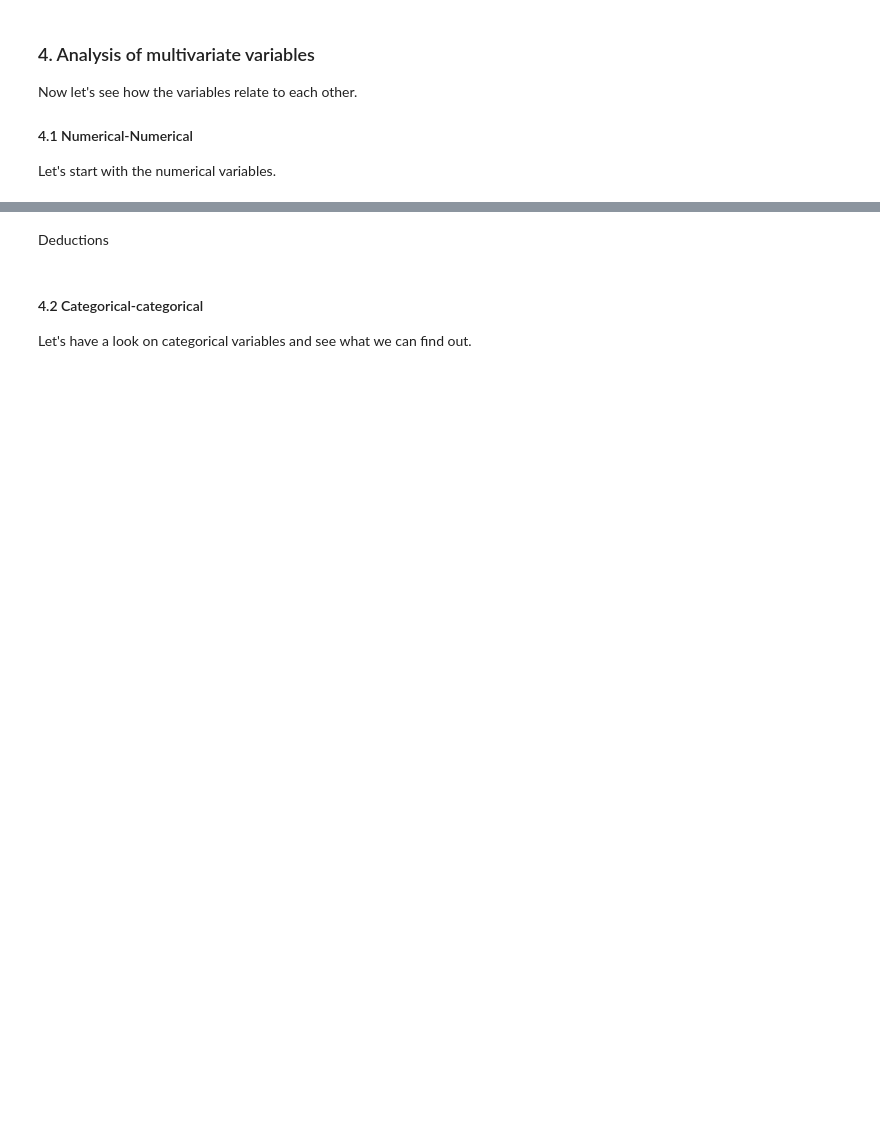
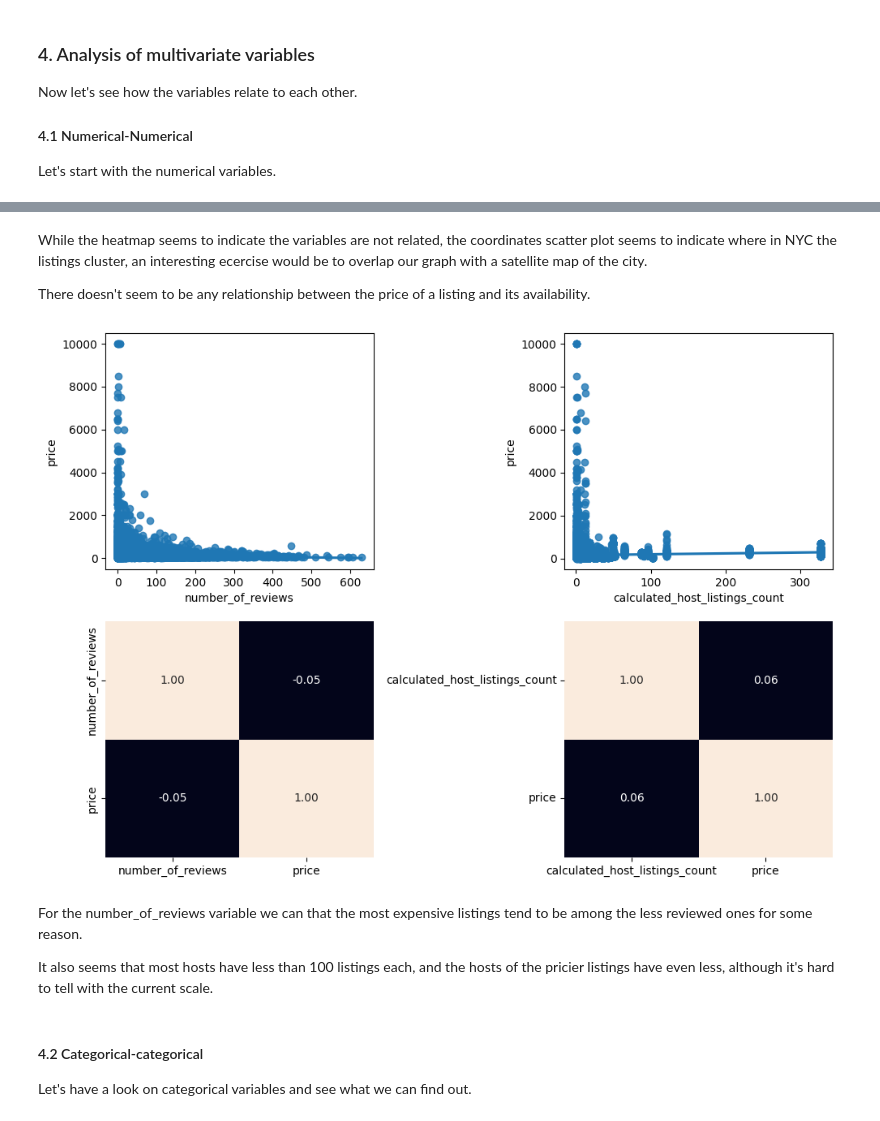
Before and after one commit to ElGuayaba/machine-learning-python-template, a Jupyter notebook: src/explore.ipynb, the cells around one changed output, grey strips where cells are left out. Saved outputs shown, nothing was run; the diff lists cells and outputs as text; code cells hidden in the pictures; blank space fills up the shorter version.

```diff
--- a/src/explore.ipynb
+++ b/src/explore.ipynb
@@ -135,20 +198,28 @@ Deductions
+# %% [markdown]
+While the heatmap seems to indicate the variables are not related, the coordinates scatter plot seems to indicate where in NYC the listings cluster, an interesting ecercise would be to overlap our graph with a satellite map of the city.
+
+There doesn't seem to be any relationship between the price of a listing and its availability.
 # %%
 fig, axis = plt.subplots(2, 2, figsize = (10, 7))
 
 # Create a multiple scatter diagram
-sns.regplot(ax = axis[0, 0], data = total_data, x = "number_of_reviews", y = "price")
-sns.heatmap(total_data[["number_of_reviews", "price"]].corr(), annot = True, fmt = ".2f", ax = axis[1, 0], cbar = False)
+sns.regplot(ax = axis[0, 0], data = abnb_data, x = "number_of_reviews", y = "price")
+sns.heatmap(abnb_data[["number_of_reviews", "price"]].corr(), annot = True, fmt = ".2f", ax = axis[1, 0], cbar = False)
 
-sns.regplot(ax = axis[0, 1], data = total_data, x = "calculated_host_listings_count", y = "price")
-sns.heatmap(total_data[["calculated_host_listings_count", "price"]].corr(), annot = True, fmt = ".2f", ax = axis[1, 1], cbar = False)
+sns.regplot(ax = axis[0, 1], data = abnb_data, x = "calculated_host_listings_count", y = "price")
+sns.heatmap(abnb_data[["calculated_host_listings_count", "price"]].corr(), annot = True, fmt = ".2f", ax = axis[1, 1], cbar = False)
 
 # Adjust the layout
 plt.tight_layout()
 
 # Show the plot
 plt.show()
+# %% [output]
+[figure, added]
-# %% [markdown]
-Deductions
+# %% [markdown]
+For the number_of_reviews variable we can that the most expensive listings tend to be among the less reviewed ones for some reason.
+
+It also seems that most hosts have less than 100 listings each, and the hosts of the pricier listings have even less, although it's hard to tell with the current scale.
 # %% [markdown]
 #### 4.2 Categorical-categorical
 Let's have a look on categorical variables and see what we can find out.
```
Also changed, not shown: parts of 69 cells of this notebook, 1 other file.
